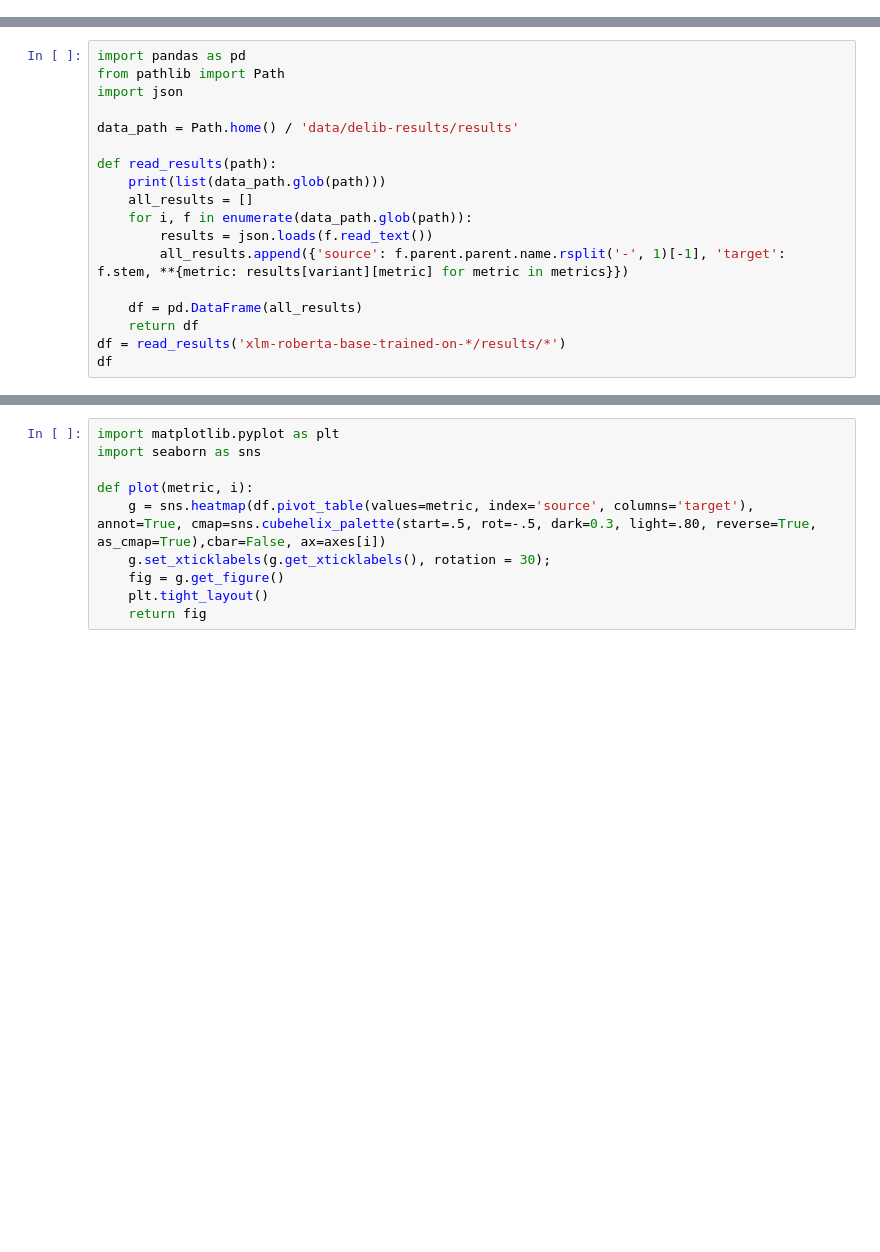
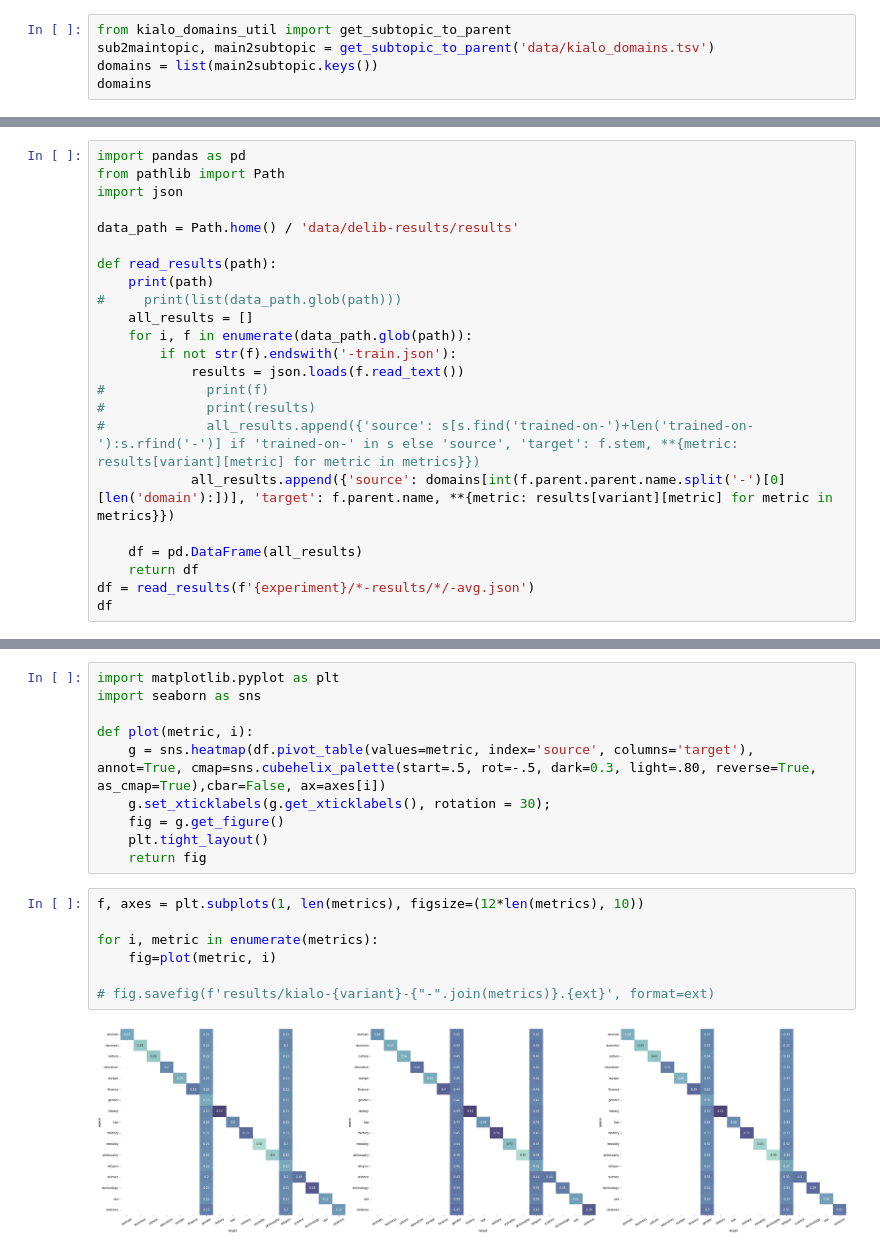
Before and after one commit to Blubberli/deliberatorium, a Jupyter notebook: results_analysis.ipynb, the cells around one changed output, grey strips where cells are left out. Saved outputs shown, nothing was run; the diff lists cells and outputs as text; blank space fills up the shorter version.

Commit message:
adjust kialo training for v2

```diff
--- a/results_analysis.ipynb
+++ b/results_analysis.ipynb
@@ -8,3 +12,8 @@ variant = 'only_leafs_limited_types'
 
 ext = 'svg'
 ext = 'pdf'
+# %%
+from kialo_domains_util import get_subtopic_to_parent
+sub2maintopic, main2subtopic = get_subtopic_to_parent('data/kialo_domains.tsv')
+domains = list(main2subtopic.keys())
+domains
@@ -16,13 +43,18 @@ import json
 data_path = Path.home() / 'data/delib-results/results'
 
 def read_results(path):
-    print(list(data_path.glob(path)))
+    print(path)
+#     print(list(data_path.glob(path)))
     all_results = []
     for i, f in enumerate(data_path.glob(path)):
-        results = json.loads(f.read_text())
-        all_results.append({'source': f.parent.parent.name.rsplit('-', 1)[-1], 'target': f.stem, **{metric: results[variant][metric] for metric in metrics}})
+        if not str(f).endswith('-train.json'):
+            results = json.loads(f.read_text())
+#             print(f)
+#             print(results)
+#             all_results.append({'source': s[s.find('trained-on-')+len('trained-on-'):s.rfind('-')] if 'trained-on-' in s else 'source', 'target': f.stem, **{metric: results[variant][metric] for metric in metrics}})
+            all_results.append({'source': domains[int(f.parent.parent.name.split('-')[0][len('domain'):])], 'target': f.parent.name, **{metric: results[variant][metric] for metric in metrics}})
 
     df = pd.DataFrame(all_results)
     return df
-df = read_results('xlm-roberta-base-trained-on-*/results/*')
+df = read_results(f'{experiment}/*-results/*/-avg.json')
 df
@@ -36,3 +93,12 @@ def plot(metric, i):
     fig = g.get_figure()
     plt.tight_layout()
     return fig
+# %%
+f, axes = plt.subplots(1, len(metrics), figsize=(12*len(metrics), 10))
+
+for i, metric in enumerate(metrics):
+    fig=plot(metric, i)
+
+# fig.savefig(f'results/kialo-{variant}-{"-".join(metrics)}.{ext}', format=ext)
+# %% [output]
+[figure, added]
```
Also changed, not shown: parts of 10 cells of this notebook, 2 other files.
